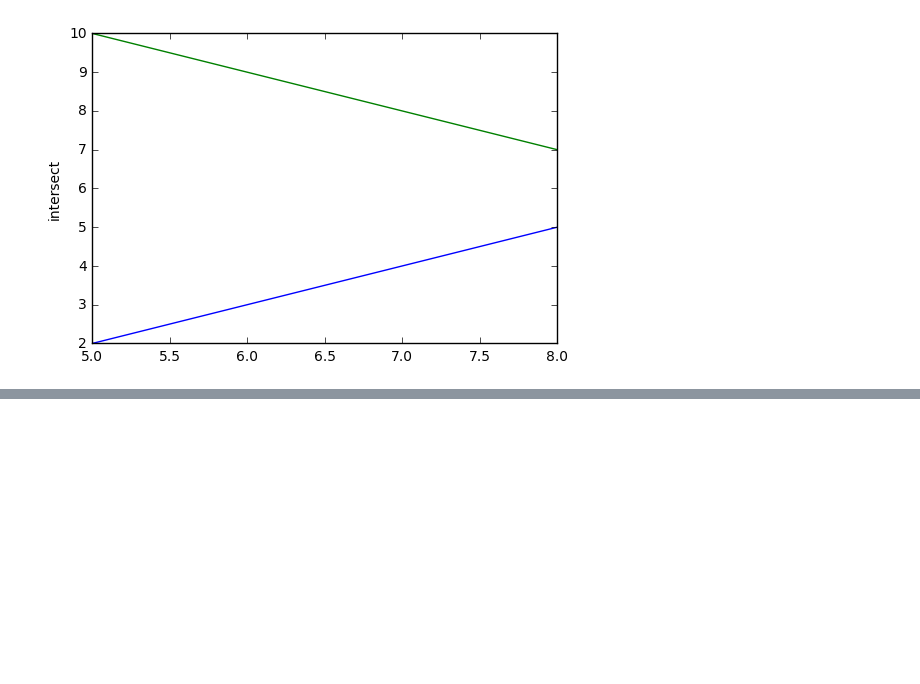
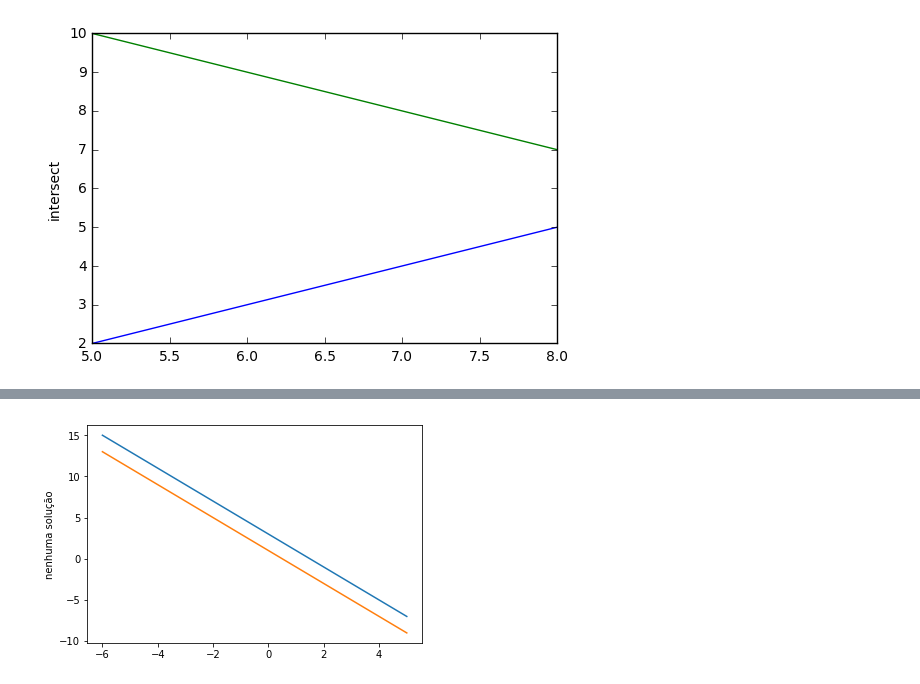
Before and after one commit to VictoriaBacelar/Aula6, a Jupyter notebook: Aula6_AnaVitoria.ipynb, the cells around one changed output, grey strips where cells are left out. Drawn from its saved outputs; the diff is of its cells as text; code cells hidden in the pictures; blank space fills up the shorter version.

```diff
--- a/Aula6_AnaVitoria.ipynb
+++ b/Aula6_AnaVitoria.ipynb
@@ -35,0 +61,26 @@ pl.show()
+# %%
+
+
+import matplotlib.pyplot as plt
+import numpy as np
+import numpy.random as npr
+import math
+
+#2x1 + x2 = 3
+#--> x2 = 3-2x1
+#4x1 + 2x2 = 2
+#x2= (2-(4*x1))/2
+
+x=np.arange(-6,6,1)
+y1=np.array(3-(2*x))
+y2=np.array((2-(4*x))/2)
+
+
+
+plt.plot(x,y1)
+plt.plot(x,y2)
+
+plt.ylabel("nenhuma solução")
+plt.show()
+# %% [output]
+[figure, added]
```
Also changed, not shown: parts of 4 cells of this notebook.
